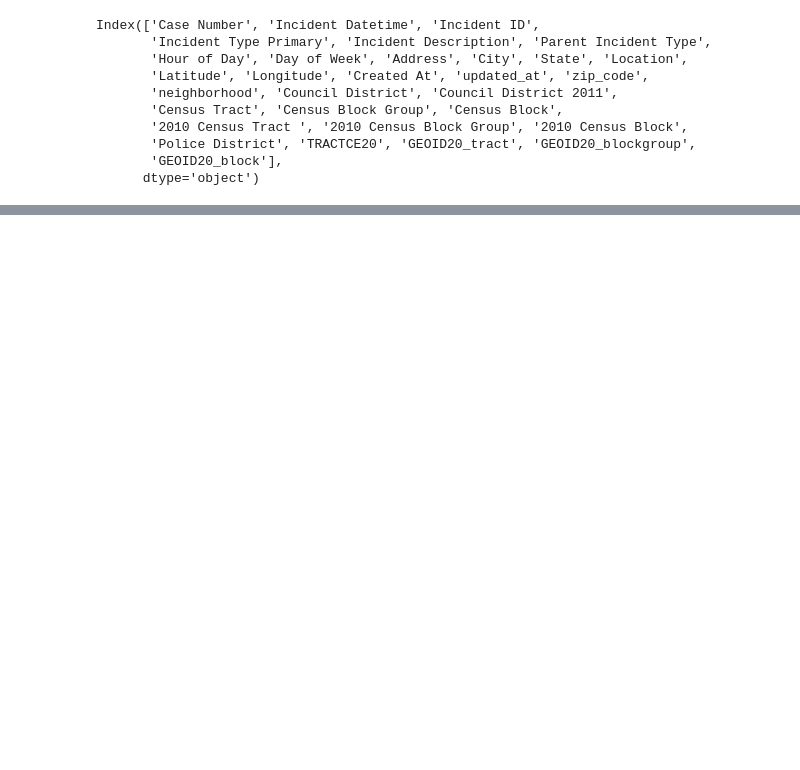
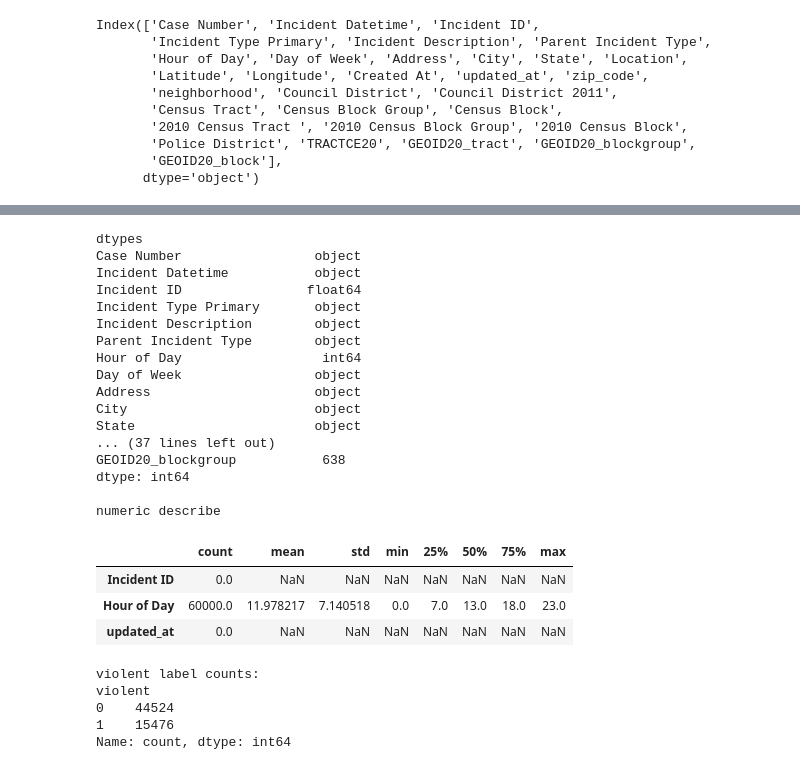
Before and after one commit to its-Ravi-Singh/Prac-NN-from-Scratch, a Jupyter notebook: Pytorch_NN.ipynb, the cells around one changed output, grey strips where cells are left out. Drawn from its saved outputs; the diff is of its cells as text; code cells hidden in the pictures; blank space fills up the shorter version.

```diff
--- a/Pytorch_NN.ipynb
+++ b/Pytorch_NN.ipynb
@@ -228,0 +259,45 @@ Index(['Case Number', 'Incident Datetime', 'Incident ID',
+# %%
+print("\ndtypes")
+print(df.dtypes)
+
+print("\nmissing values")
+missing = df.isna().sum().sort_values(ascending=False)
+print(missing.head(15))
+
+print("\nnumeric describe")
+num_cols_all = df.select_dtypes(include=[np.number]).columns
+display(df[num_cols_all].describe().T)
+# %% [output]
+dtypes
+Case Number                 object
+Incident Datetime           object
+Incident ID                float64
+Incident Type Primary       object
+Incident Description        object
+Parent Incident Type        object
+Hour of Day                  int64
+Day of Week                 object
+Address                     object
+City                        object
+State                       object
+... (37 lines left out)
+GEOID20_blockgroup           638
+dtype: int64
+
+numeric describe
+|  | count | mean | std | min | 25% | 50% | 75% | max |
+| Incident ID | 0.0 | NaN | NaN | NaN | NaN | NaN | NaN | NaN |
+| Hour of Day | 60000.0 | 11.978217 | 7.140518 | 0.0 | 7.0 | 13.0 | 18.0 | 23.0 |
+| updated_at | 0.0 | NaN | NaN | NaN | NaN | NaN | NaN | NaN |
+# %%
+violent_types = ["ASSAULT", "ROBBERY", "HOMICIDE"]
+
+df["violent"] = df["Incident Type Primary"].isin(violent_types).astype(int)
+print("\nviolent label counts:")
+print(df["violent"].value_counts())
+# %% [output]
+violent label counts:
+violent
+0    44524
+1    15476
+Name: count, dtype: int64
```
Also changed, not shown: parts of 31 cells of this notebook.
